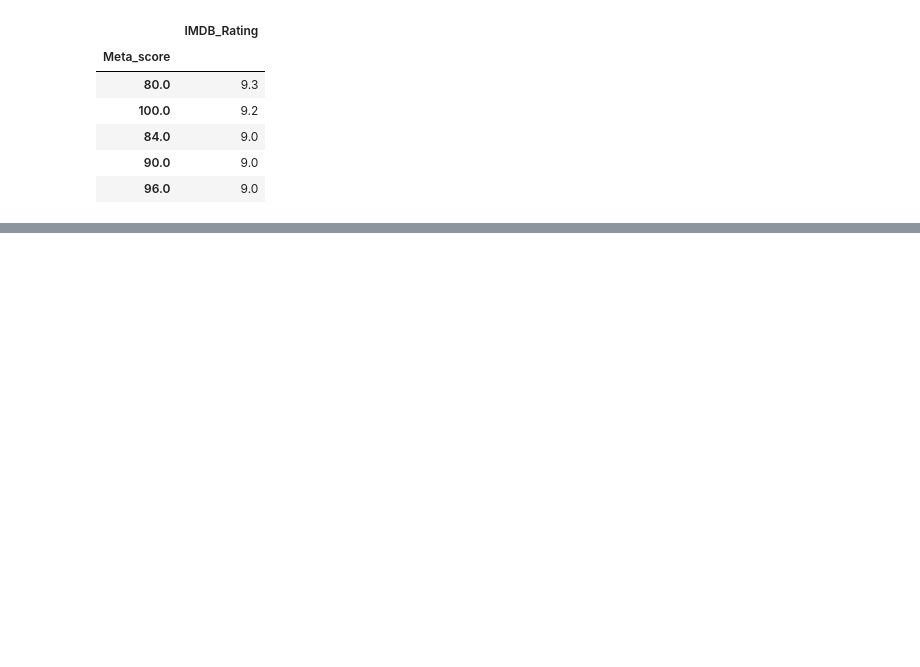
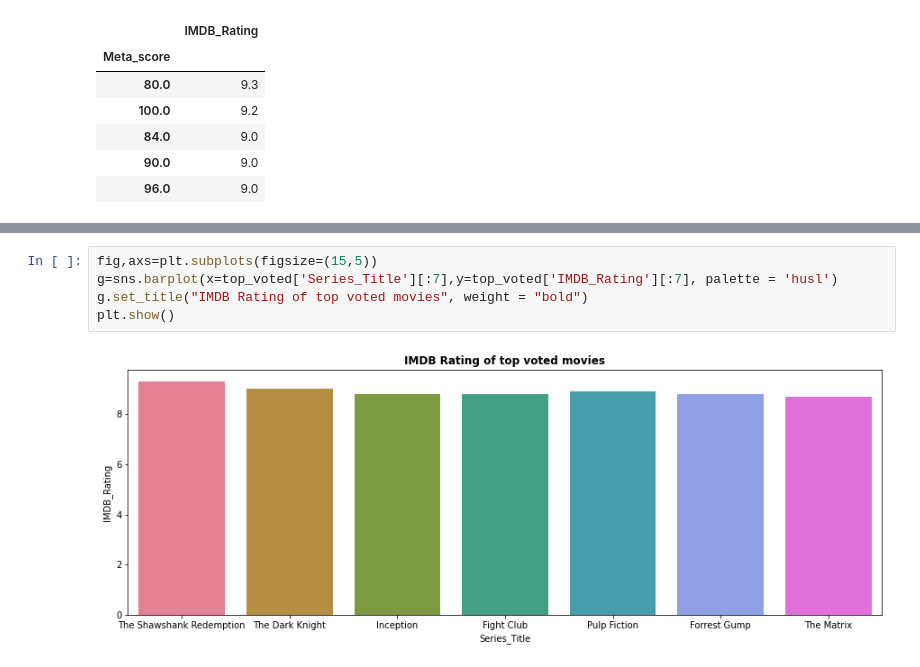
Before and after one commit to saaallyahmed/Mango5, a Jupyter notebook: SA-Top 1000 Movie Analysis.ipynb, the cells around one changed output, grey strips where cells are left out. Saved outputs shown, nothing was run; the diff lists cells and outputs as text; blank space fills up the shorter version.

```diff
--- a/SA-Top 1000 Movie Analysis.ipynb
+++ b/SA-Top 1000 Movie Analysis.ipynb
@@ -216,0 +217,7 @@ plt.show()
+# %%
+fig,axs=plt.subplots(figsize=(15,5))
+g=sns.barplot(x=top_voted['Series_Title'][:7],y=top_voted['IMDB_Rating'][:7], palette = 'husl')
+g.set_title("IMDB Rating of top voted movies", weight = "bold")
+plt.show()
+# %% [output]
+[figure, added]
```
Also changed, not shown: parts of 19 cells of this notebook.
